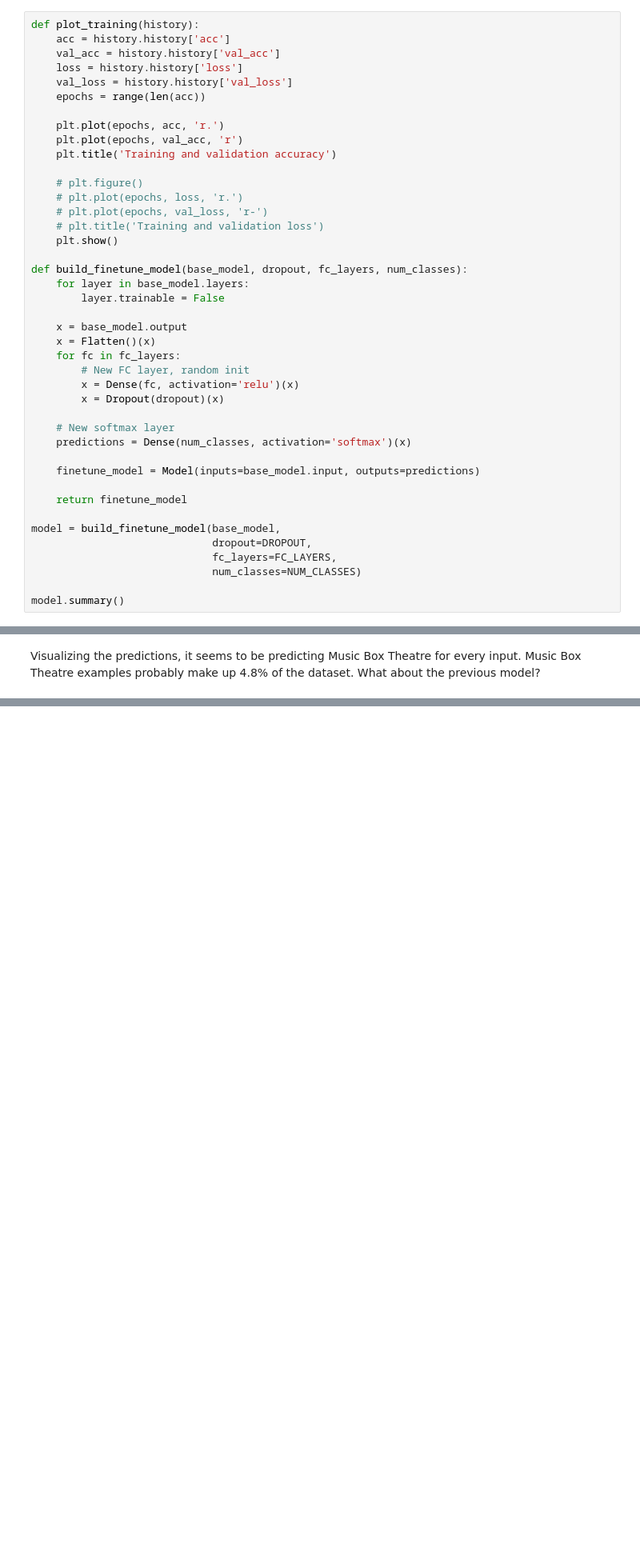
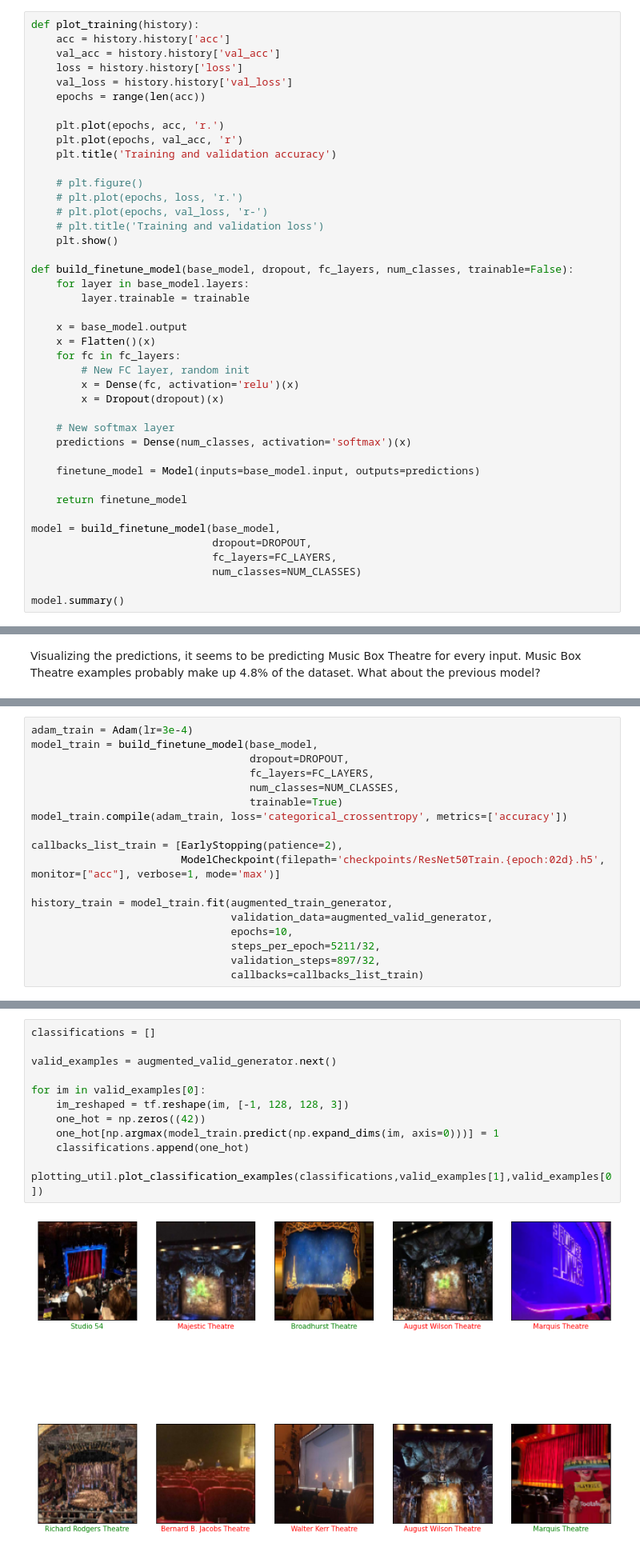
Before and after one commit to ahooper2-school/Broadway-Classifier, a Jupyter notebook: notebooks/transfer_learning.ipynb, the cells around one changed output, grey strips where cells are left out. Shown at 80% size. Saved outputs shown, nothing was run; the diff lists cells and outputs as text; blank space fills up the shorter version.

Commit message:
Trainable ResNet50

```diff
--- a/notebooks/transfer_learning.ipynb
+++ b/notebooks/transfer_learning.ipynb
@@ -59,9 +67,9 @@ def plot_training(history):
     # plt.title('Training and validation loss')
     plt.show()
 
-def build_finetune_model(base_model, dropout, fc_layers, num_classes):
+def build_finetune_model(base_model, dropout, fc_layers, num_classes, trainable=False):
     for layer in base_model.layers:
-        layer.trainable = False
+        layer.trainable = trainable
 
     x = base_model.output
     x = Flatten()(x)
@@ -205,0 +213,18 @@ Same problem! The Richard Rodgers Theatre makes up 8.7% of the dataset.
+# %%
+adam_train = Adam(lr=3e-4)
+model_train = build_finetune_model(base_model,
+                                   dropout=DROPOUT,
+                                   fc_layers=FC_LAYERS,
+                                   num_classes=NUM_CLASSES,
+                                   trainable=True)
+model_train.compile(adam_train, loss='categorical_crossentropy', metrics=['accuracy'])
+
+callbacks_list_train = [EarlyStopping(patience=2),
+                        ModelCheckpoint(filepath='checkpoints/ResNet50Train.{epoch:02d}.h5', monitor=["acc"], verbose=1, mode='max')]
+
+history_train = model_train.fit(augmented_train_generator,
+                                validation_data=augmented_valid_generator,
+                                epochs=10,
+                                steps_per_epoch=5211/32,
+                                validation_steps=897/32,
+                                callbacks=callbacks_list_train)
@@ -205,0 +251,14 @@ Same problem! The Richard Rodgers Theatre makes up 8.7% of the dataset.
+# %%
+classifications = []
+
+valid_examples = augmented_valid_generator.next()
+
+for im in valid_examples[0]:
+    im_reshaped = tf.reshape(im, [-1, 128, 128, 3])
+    one_hot = np.zeros((42))
+    one_hot[np.argmax(model_train.predict(np.expand_dims(im, axis=0)))] = 1
+    classifications.append(one_hot)
+
+plotting_util.plot_classification_examples(classifications,valid_examples[1],valid_examples[0])
+# %% [output]
+[figure, added]
```
Also changed, not shown: parts of 10 cells of this notebook, 1 other file.
